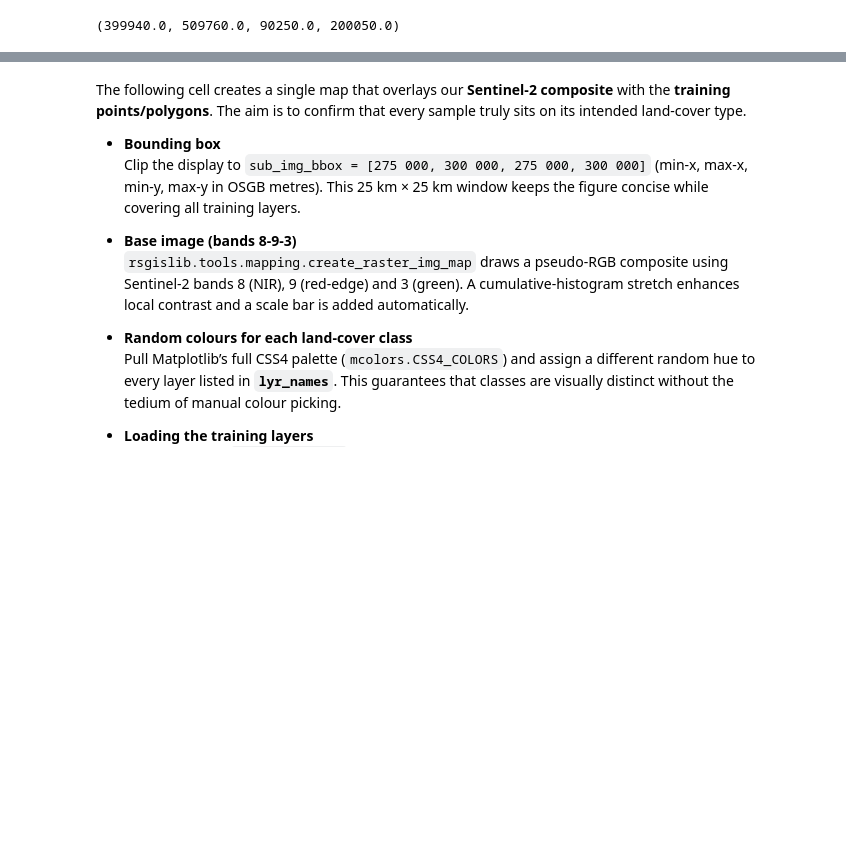
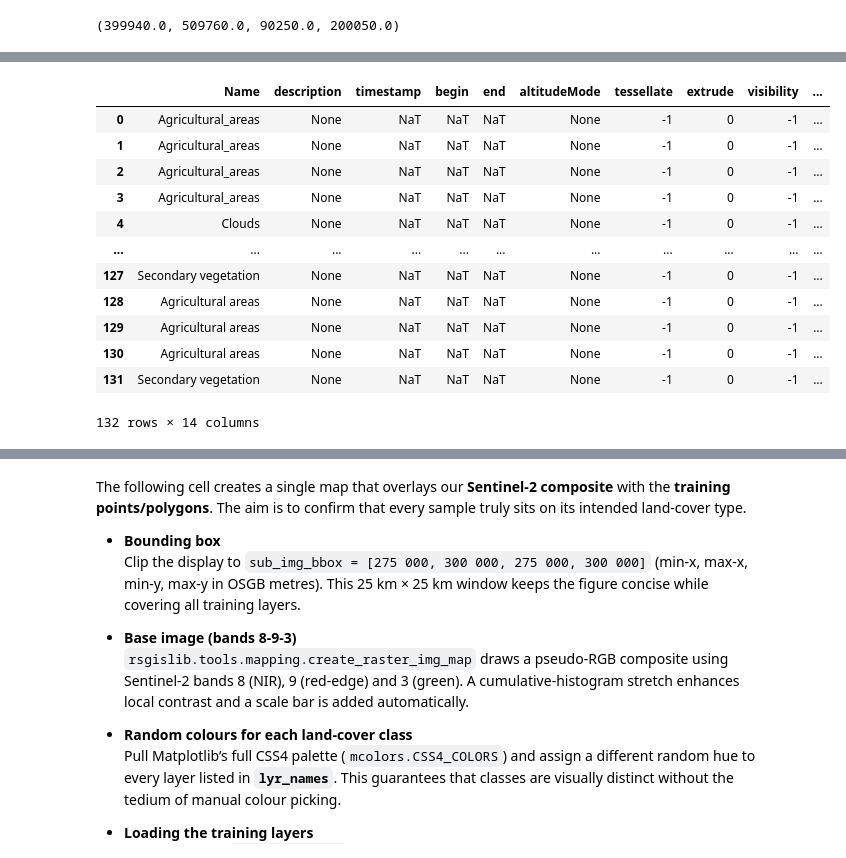
Before and after one commit to RicardoMartinezS/Image_classification, a Jupyter notebook: Taller2.ipynb, the cells around one changed output, grey strips where cells are left out. Cells and saved outputs as stored; diff of their text form; code cells hidden in the pictures; blank space fills up the shorter version.

```diff
--- a/Taller2.ipynb
+++ b/Taller2.ipynb
@@ -233,0 +279,17 @@ print(img_bbox)
+# %%
+andes_ama_clip_cloud= geopandas.read_file(r'notebooks/Taller2/andes_ama_train_clip.gpkg')
+andes_ama_clip_cloud
+# %% [output]
+|  | Name | description | timestamp | begin | end | altitudeMode | tessellate | extrude | visibility | ... |
+| 0 | Agricultural_areas | None | NaT | NaT | NaT | None | -1 | 0 | -1 | ... |
+| 1 | Agricultural_areas | None | NaT | NaT | NaT | None | -1 | 0 | -1 | ... |
+| 2 | Agricultural_areas | None | NaT | NaT | NaT | None | -1 | 0 | -1 | ... |
+| 3 | Agricultural_areas | None | NaT | NaT | NaT | None | -1 | 0 | -1 | ... |
+| 4 | Clouds | None | NaT | NaT | NaT | None | -1 | 0 | -1 | ... |
+| ... | ... | ... | ... | ... | ... | ... | ... | ... | ... | ... |
+| 127 | Secondary vegetation | None | NaT | NaT | NaT | None | -1 | 0 | -1 | ... |
+| 128 | Agricultural areas | None | NaT | NaT | NaT | None | -1 | 0 | -1 | ... |
+| 129 | Agricultural areas | None | NaT | NaT | NaT | None | -1 | 0 | -1 | ... |
+| 130 | Agricultural areas | None | NaT | NaT | NaT | None | -1 | 0 | -1 | ... |
+| 131 | Secondary vegetation | None | NaT | NaT | NaT | None | -1 | 0 | -1 | ... |
+132 rows × 14 columns
```
Also changed, not shown: parts of 14 cells of this notebook.
